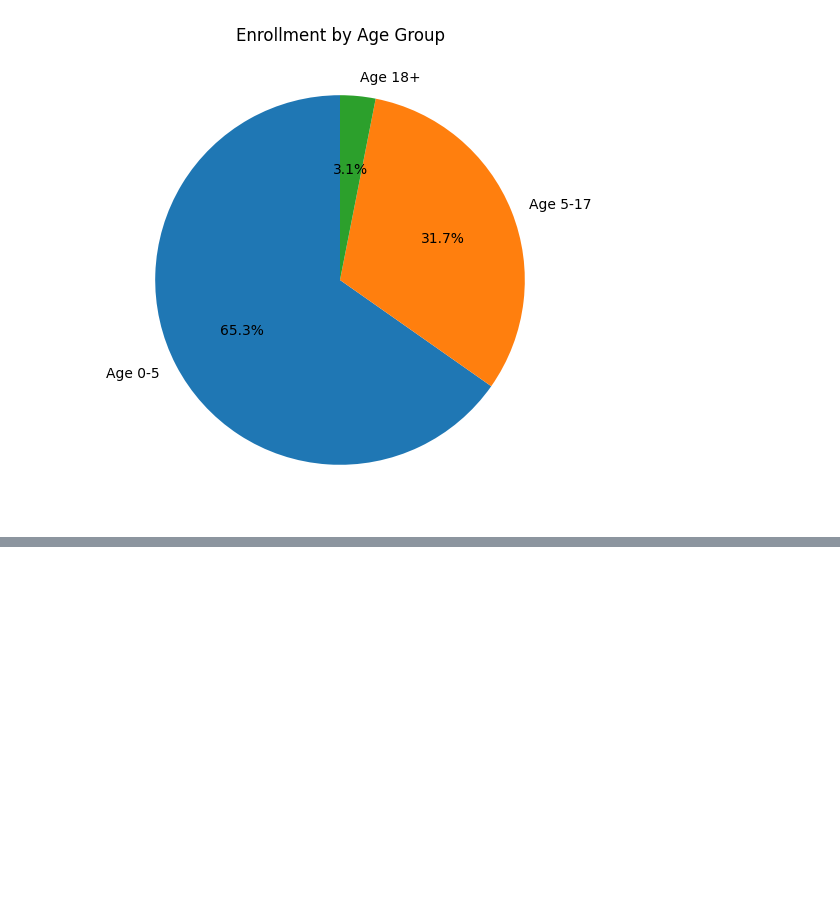
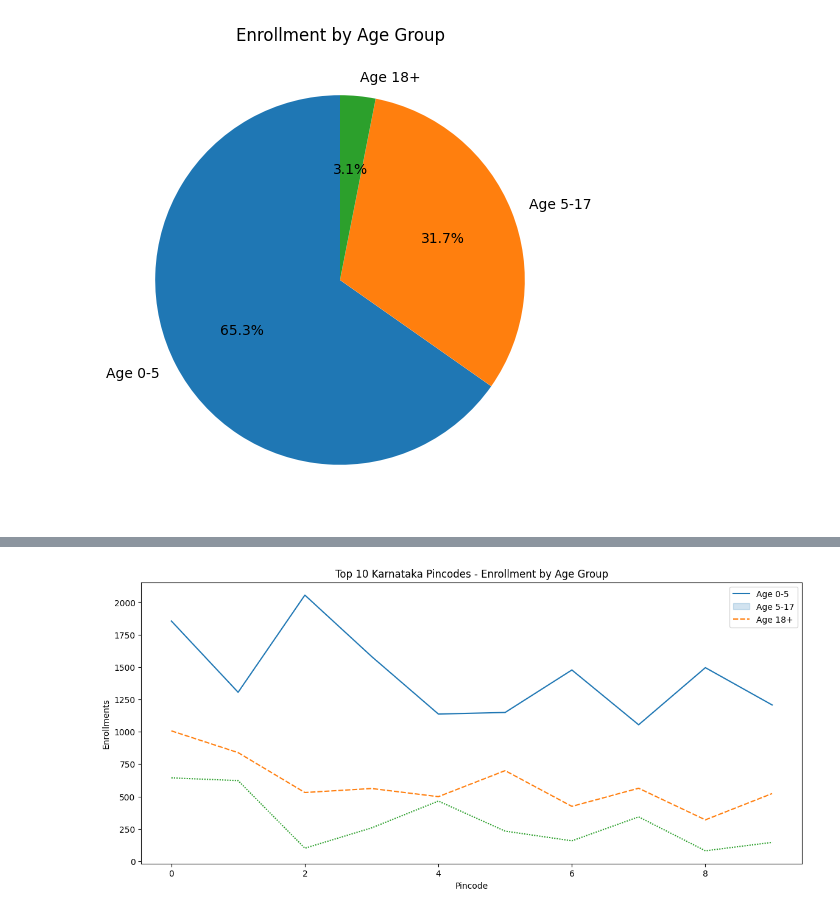
Before and after one commit to ashwin8332/UIDAI, a Jupyter notebook: api_data_aadhar_enrolment/Enrollment.ipynb, the cells around one changed output, grey strips where cells are left out. Drawn from its saved outputs; the diff is of its cells as text; code cells hidden in the pictures; blank space fills up the shorter version.

```diff
--- a/api_data_aadhar_enrolment/Enrollment.ipynb
+++ b/api_data_aadhar_enrolment/Enrollment.ipynb
@@ -941,0 +1329,6 @@ plt.show()
+# %%
+df_karnataka_pincode_level = df_karnataka_pincode_level.sort_values('total_enroll', ascending=False).reset_index()
+# df_karnataka_pincode_level.to_excel("df_karnataka_pincode_level.xlsx")
+# %%
+df_karnataka_pincode_level1 = df_karnataka_pincode_level.head(10)
+df_karnataka_pincode_level1
@@ -941,0 +1347,12 @@ plt.show()
+# %%
+import matplotlib.pyplot as plt
+
+plt.figure(figsize=(14, 6))
+sns.lineplot(data=df_karnataka_pincode_level1[['age_0_5','age_5_17','age_18_greater']])
+plt.title('Top 10 Karnataka Pincodes - Enrollment by Age Group')
+plt.xlabel('Pincode')
+plt.ylabel('Enrollments')
+plt.legend(['Age 0-5', 'Age 5-17', 'Age 18+'])
+plt.show()
+# %% [output]
+[figure, added]
```
Also changed, not shown: parts of 34 cells of this notebook.
